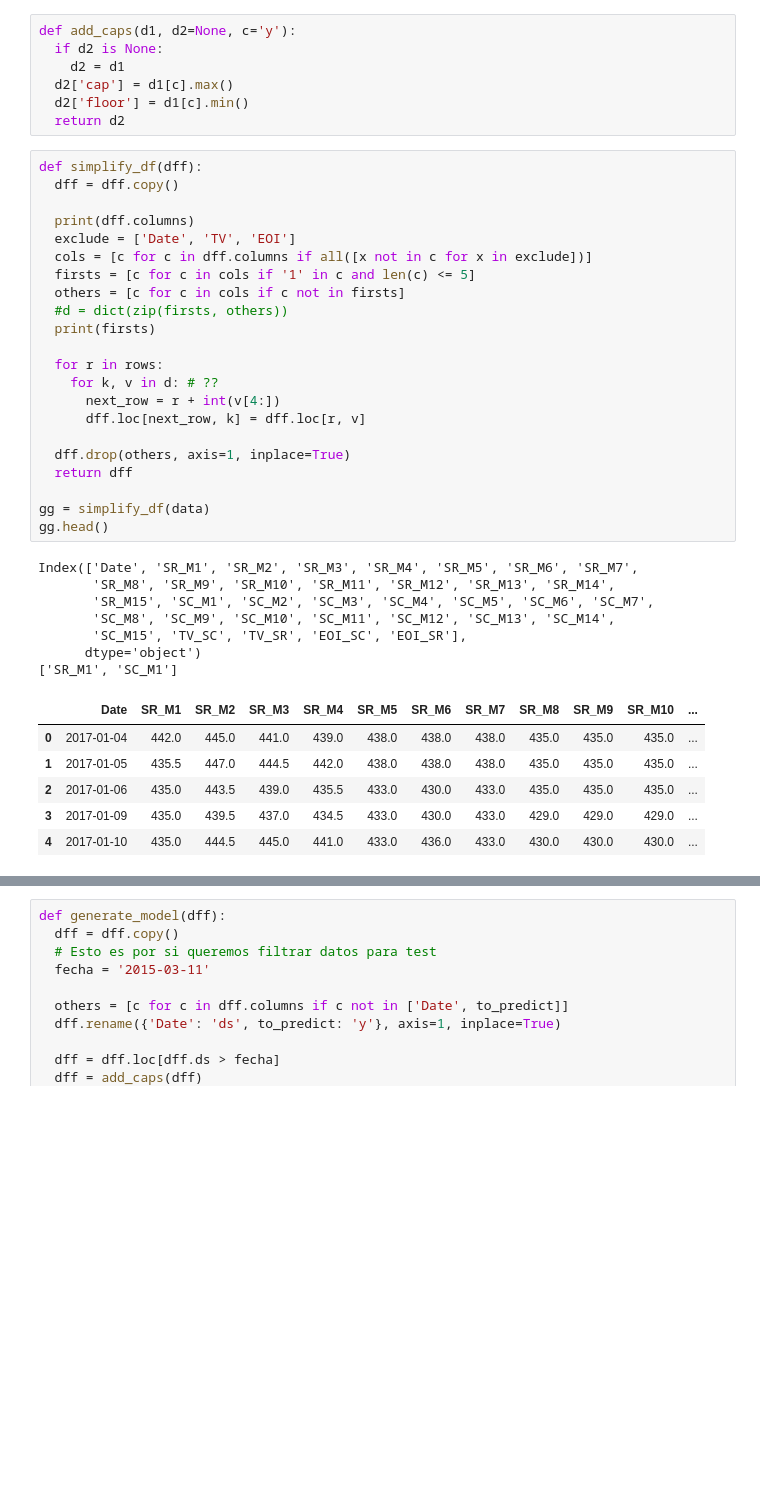
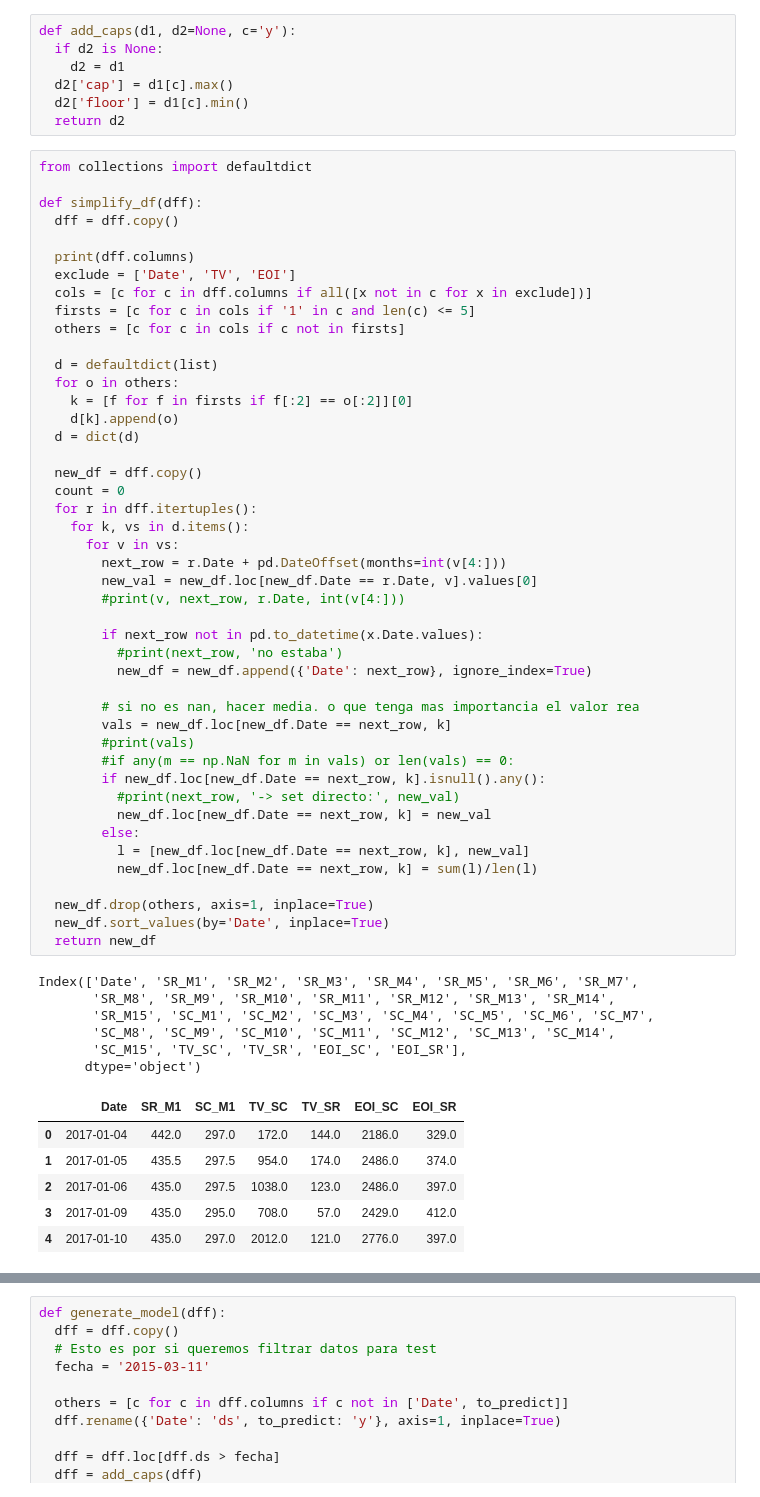
Before and after one commit to MateoPeri/steel-scrap-predictor, a Jupyter notebook: Steel Scrap Predictor.ipynb, the cells around one changed output, grey strips where cells are left out. Drawn from its saved outputs; the diff is of its cells as text; blank space fills up the shorter version.

```diff
--- a/Steel Scrap Predictor.ipynb
+++ b/Steel Scrap Predictor.ipynb
@@ -164,38 +161,60 @@ def add_caps(d1, d2=None, c='y'):
   d2['floor'] = d1[c].min()
   return d2
 # %%
+from collections import defaultdict
+
 def simplify_df(dff):
   dff = dff.copy()
 
   print(dff.columns)
   exclude = ['Date', 'TV', 'EOI']
   cols = [c for c in dff.columns if all([x not in c for x in exclude])]
   firsts = [c for c in cols if '1' in c and len(c) <= 5]
   others = [c for c in cols if c not in firsts]
-  #d = dict(zip(firsts, others))
-  print(firsts)
 
-  for r in rows:
-    for k, v in d: # ??
-      next_row = r + int(v[4:])
-      dff.loc[next_row, k] = dff.loc[r, v]
+  d = defaultdict(list)
+  for o in others:
+    k = [f for f in firsts if f[:2] == o[:2]][0]
+    d[k].append(o)
+  d = dict(d)
 
-  dff.drop(others, axis=1, inplace=True)
-  return dff
+  new_df = dff.copy()
+  count = 0
+  for r in dff.itertuples():
+    for k, vs in d.items():
+      for v in vs:
+        next_row = r.Date + pd.DateOffset(months=int(v[4:]))
+        new_val = new_df.loc[new_df.Date == r.Date, v].values[0]
+        #print(v, next_row, r.Date, int(v[4:]))
 
-gg = simplify_df(data)
-gg.head()
+        if next_row not in pd.to_datetime(x.Date.values):
+          #print(next_row, 'no estaba')
+          new_df = new_df.append({'Date': next_row}, ignore_index=True)
+
+        # si no es nan, hacer media. o que tenga mas importancia el valor rea
+        vals = new_df.loc[new_df.Date == next_row, k]
+        #print(vals)
+        #if any(m == np.NaN for m in vals) or len(vals) == 0:
+        if new_df.loc[new_df.Date == next_row, k].isnull().any():
+          #print(next_row, '-> set directo:', new_val)
+          new_df.loc[new_df.Date == next_row, k] = new_val
+        else:
+          l = [new_df.loc[new_df.Date == next_row, k], new_val]
+          new_df.loc[new_df.Date == next_row, k] = sum(l)/len(l)
+
+  new_df.drop(others, axis=1, inplace=True)
+  new_df.sort_values(by='Date', inplace=True)
+  return new_df
 # %% [output]
 Index(['Date', 'SR_M1', 'SR_M2', 'SR_M3', 'SR_M4', 'SR_M5', 'SR_M6', 'SR_M7',
        'SR_M8', 'SR_M9', 'SR_M10', 'SR_M11', 'SR_M12', 'SR_M13', 'SR_M14',
        'SR_M15', 'SC_M1', 'SC_M2', 'SC_M3', 'SC_M4', 'SC_M5', 'SC_M6', 'SC_M7',
        'SC_M8', 'SC_M9', 'SC_M10', 'SC_M11', 'SC_M12', 'SC_M13', 'SC_M14',
        'SC_M15', 'TV_SC', 'TV_SR', 'EOI_SC', 'EOI_SR'],
       dtype='object')
-['SR_M1', 'SC_M1']
-|  | Date | SR_M1 | SR_M2 | SR_M3 | SR_M4 | SR_M5 | SR_M6 | SR_M7 | SR_M8 | SR_M9 | SR_M10 | ... |
-| 0 | 2017-01-04 | 442.0 | 445.0 | 441.0 | 439.0 | 438.0 | 438.0 | 438.0 | 435.0 | 435.0 | 435.0 | ... |
-| 1 | 2017-01-05 | 435.5 | 447.0 | 444.5 | 442.0 | 438.0 | 438.0 | 438.0 | 435.0 | 435.0 | 435.0 | ... |
-| 2 | 2017-01-06 | 435.0 | 443.5 | 439.0 | 435.5 | 433.0 | 430.0 | 433.0 | 435.0 | 435.0 | 435.0 | ... |
-| 3 | 2017-01-09 | 435.0 | 439.5 | 437.0 | 434.5 | 433.0 | 430.0 | 433.0 | 429.0 | 429.0 | 429.0 | ... |
-| 4 | 2017-01-10 | 435.0 | 444.5 | 445.0 | 441.0 | 433.0 | 436.0 | 433.0 | 430.0 | 430.0 | 430.0 | ... |
+|  | Date | SR_M1 | SC_M1 | TV_SC | TV_SR | EOI_SC | EOI_SR |
+| 0 | 2017-01-04 | 442.0 | 297.0 | 172.0 | 144.0 | 2186.0 | 329.0 |
+| 1 | 2017-01-05 | 435.5 | 297.5 | 954.0 | 174.0 | 2486.0 | 374.0 |
+| 2 | 2017-01-06 | 435.0 | 297.5 | 1038.0 | 123.0 | 2486.0 | 397.0 |
+| 3 | 2017-01-09 | 435.0 | 295.0 | 708.0 | 57.0 | 2429.0 | 412.0 |
+| 4 | 2017-01-10 | 435.0 | 297.0 | 2012.0 | 121.0 | 2776.0 | 397.0 |
```
Also changed, not shown: parts of 6 cells of this notebook.
